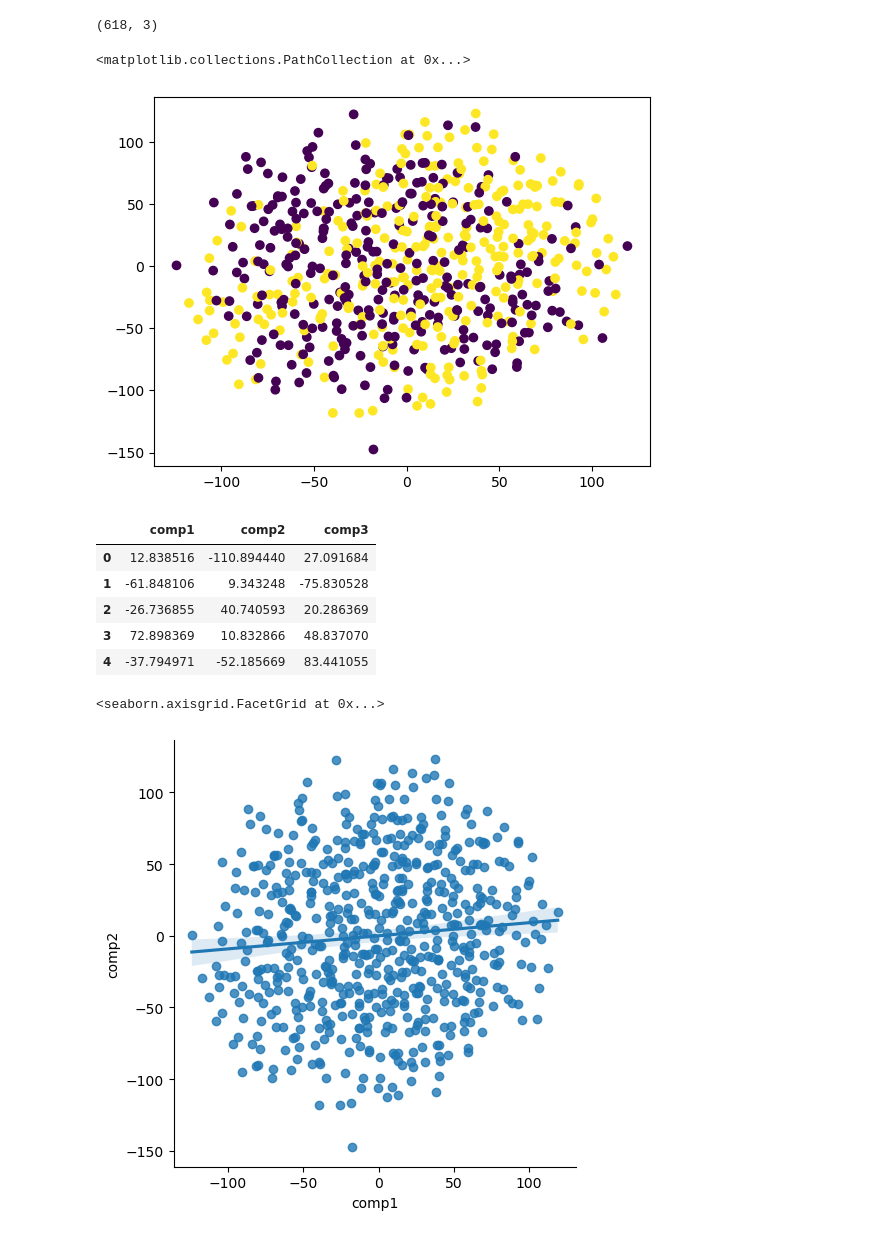
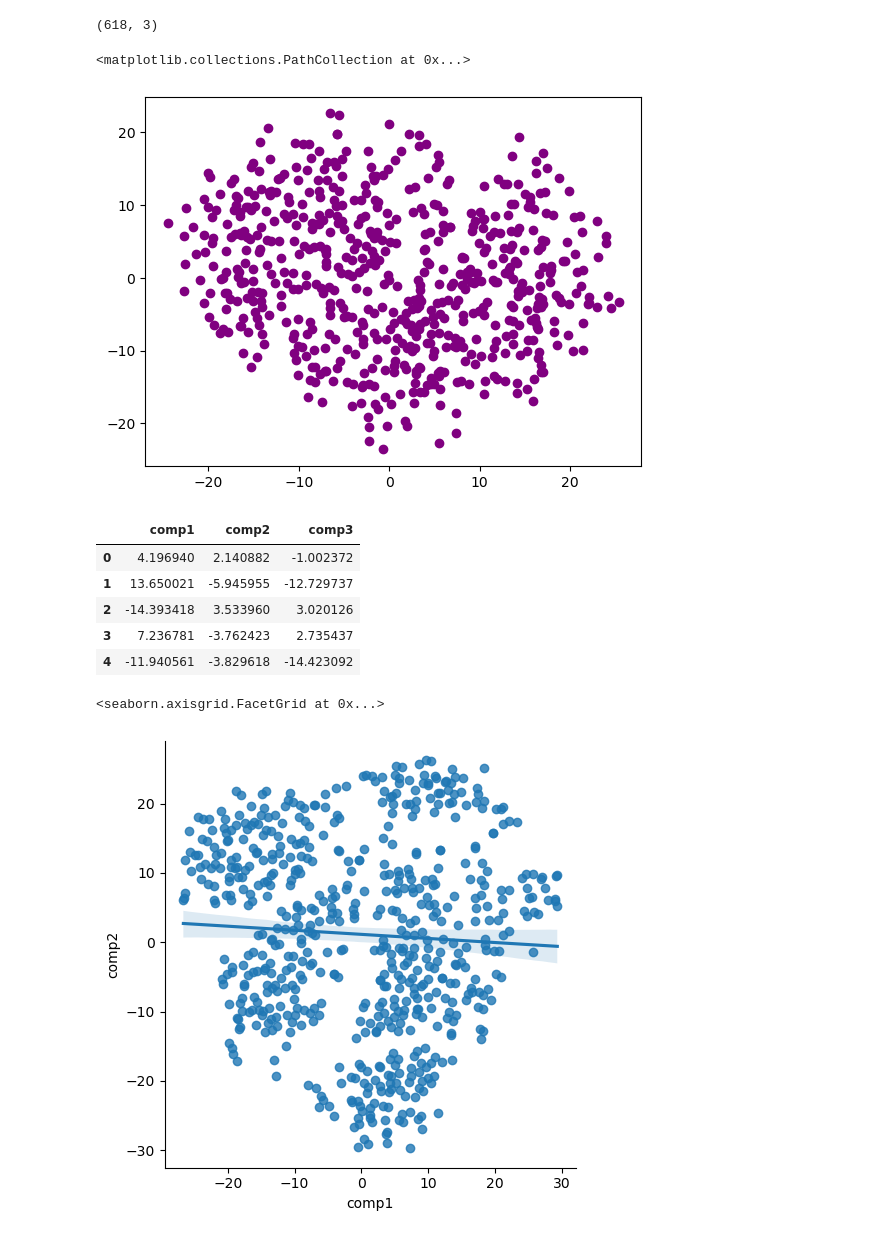
Before and after one commit to Mathi2702/unsupervised-machine-learning-challenge, a Jupyter notebook: unsupervised_machine_learning.ipynb, the cells around one changed output. Cells and saved outputs as stored; diff of their text form; code cells hidden in the pictures.

```diff
--- a/unsupervised_machine_learning.ipynb
+++ b/unsupervised_machine_learning.ipynb
@@ -124,7 +136,7 @@ myopia_pca = pca.fit_transform(myopia_scaled)
 # %%
 #Further reduce the dataset dimensions with t-SNE and visually inspect the results.
 #To do this, run t-SNE on the principal components, which is the output of the PCA transformation.
-tsne = TSNE(n_components=3,verbose=1, perplexity=50, n_iter=1000, learning_rate=200)
-
+#tsne = TSNE(n_components=3,verbose=1, perplexity=50, n_iter=500, learning_rate=50)
+tsne=TSNE(learning_rate=50,n_components=3)
 # Reduce dimensions
 tsne_features = tsne.fit_transform(myopia_pca)
@@ -143,23 +147,25 @@ tsne_features.shape
 (618, 3)
 # %%
 # scatter plot the data
-plt.scatter(tsne_features[:,0],tsne_features[:,1],c=df_myopia_new["DADMY"])
+plt.scatter(tsne_features[:,0],tsne_features[:,1],c="purple")
 # %% [output]
 <matplotlib.collections.PathCollection at 0x...>
-[figure, old version]
+[figure, new version]
 # %%
 # visualize
+#df_tsne = pd.DataFrame(tsne_features, columns=['comp1', 'comp2','comp3'])
 df_tsne = pd.DataFrame(tsne_features, columns=['comp1', 'comp2','comp3'])
+
 df_tsne.head()
 # %% [output]
 |  | comp1 | comp2 | comp3 |
-| 0 | 12.838516 | -110.894440 | 27.091684 |
-| 1 | -61.848106 | 9.343248 | -75.830528 |
-| 2 | -26.736855 | 40.740593 | 20.286369 |
-| 3 | 72.898369 | 10.832866 | 48.837070 |
-| 4 | -37.794971 | -52.185669 | 83.441055 |
+| 0 | 4.196940 | 2.140882 | -1.002372 |
+| 1 | 13.650021 | -5.945955 | -12.729737 |
+| 2 | -14.393418 | 3.533960 | 3.020126 |
+| 3 | 7.236781 | -3.762423 | 2.735437 |
+| 4 | -11.940561 | -3.829618 | -14.423092 |
 # %%
 sns.lmplot(data=df_tsne, x="comp1", y="comp2")
 # %% [output]
 <seaborn.axisgrid.FacetGrid at 0x...>
-[figure, old version]
+[figure, new version]
```
Also changed, not shown: parts of 14 cells of this notebook, 2 other files.
